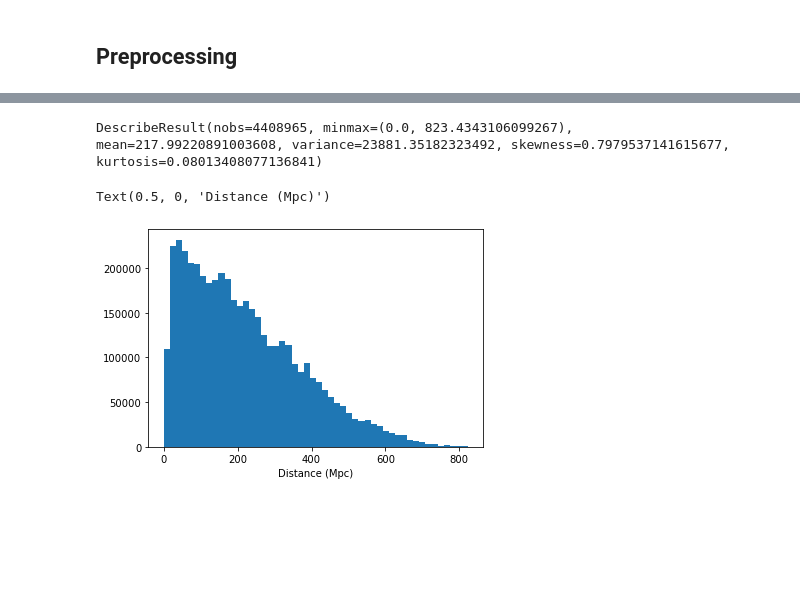
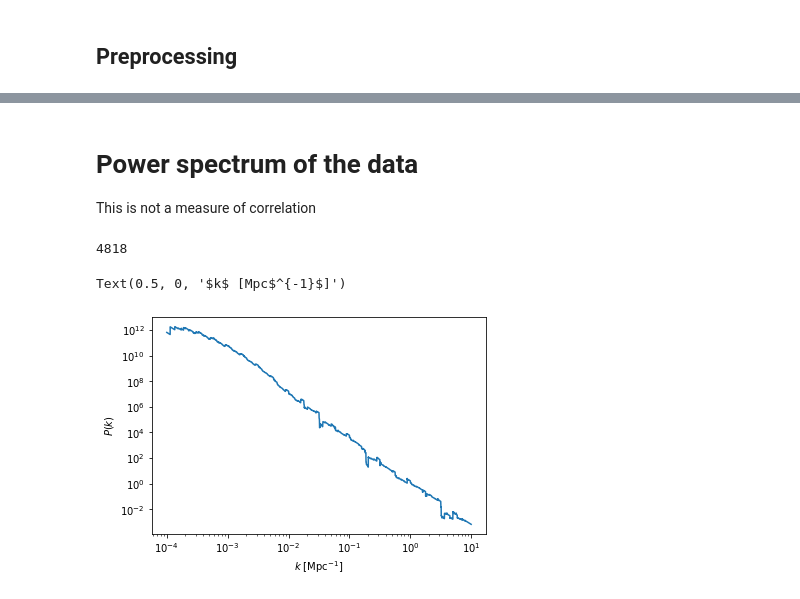
Before and after one commit to AlexandreAdam/PHY6669, a Jupyter notebook: homework1/notebooks/sdss_exploration.ipynb, the cells around one changed output, grey strips where cells are left out. Saved outputs shown, nothing was run; the diff lists cells and outputs as text; code cells hidden in the pictures; blank space fills up the shorter version.

```diff
--- a/homework1/notebooks/sdss_exploration.ipynb
+++ b/homework1/notebooks/sdss_exploration.ipynb
@@ -153,10 +291,48 @@ for i in range(n-1):
 # %%
-stats.describe(pairs)
+# stats.describe(pairs)
-# %% [output]
-DescribeResult(nobs=4408965, minmax=(0.0, 823.4343106099267), mean=217.99220891003608, variance=23881.35182323492, skewness=0.7979537141615677, kurtosis=0.08013408077136841)
 # %%
-plt.hist(pairs, bins=50)
-plt.xlabel("Distance (Mpc)")
+# plt.hist(pairs, bins=50)
+# plt.xlabel("Distance (Mpc)")
-# %% [output]
-Text(0.5, 0, 'Distance (Mpc)')
-[figure, removed]
+# %% [markdown]
+# Power spectrum of the data
+
+This is not a measure of correlation
+# %%
+# make a k-space grid. The complexity of the fourier transform is size(k-space) * size(real-space)
+len(_data)
+# %% [output]
+4818
+# %%
+N_k = 10000
+k = np.logspace(-4, 1, int(N_k**(1/3)))
+k_xx, k_yy, k_zz = np.meshgrid(k, k, k)
+k_space = np.column_stack([k_xx.flatten(), k_yy.flatten(), k_zz.flatten()])
+# %%
+# fourier transform of the data
+delta_k = np.exp(1j * np.einsum("ij, kj -> ik", k_space, position)).mean(axis=1)
+# %%
+# to get the power spectra, we sum the delta over k-shells
+k_mag = np.einsum("ij, ij -> i", k_space, k_space)**(1/2)
+delta_shell = 0.0001
+# k_shell = np.arange(0.0001, 1, delta_shell)
+k_shell = np.logspace(-4, 1, 10_000)
+power_spectra = np.zeros(k_shell.size, dtype=np.complex)
+shell_index = np.zeros(k_mag.size)
+for i, shell in enumerate(k_shell[:-1]):
+    V_shell = 0.5 * np.pi * shell**2 * k_shell[i + 1] # we are sampling 1/8 of the sphere
+    selection = (k_mag >= shell) & (k_mag < shell + k_shell[i + 1])
+    power_spectra[i] = delta_k[selection].sum() / V_shell
+    shell_index[selection] = i
+# %%
+# remove the artificial zeros in the power spectra
+valid = np.abs(power_spectra) != 0
+k_valid = k_shell[valid]
+p = np.abs(power_spectra)[valid]
+plt.plot(k_shell[valid], np.abs(power_spectra)[valid])
+plt.yscale("log")
+plt.xscale("log")
+plt.ylabel(r"$P(k)$")
+plt.xlabel(r"$k$ [Mpc$^{-1}$]")
+# %% [output]
+Text(0.5, 0, '$k$ [Mpc$^{-1}$]')
+[figure, added]
```
Also changed, not shown: parts of 19 cells of this notebook, 4 other files.
